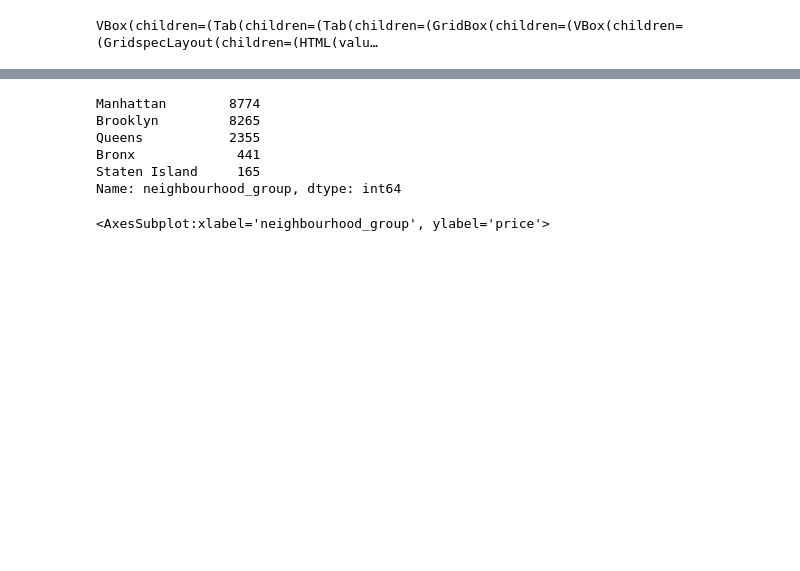
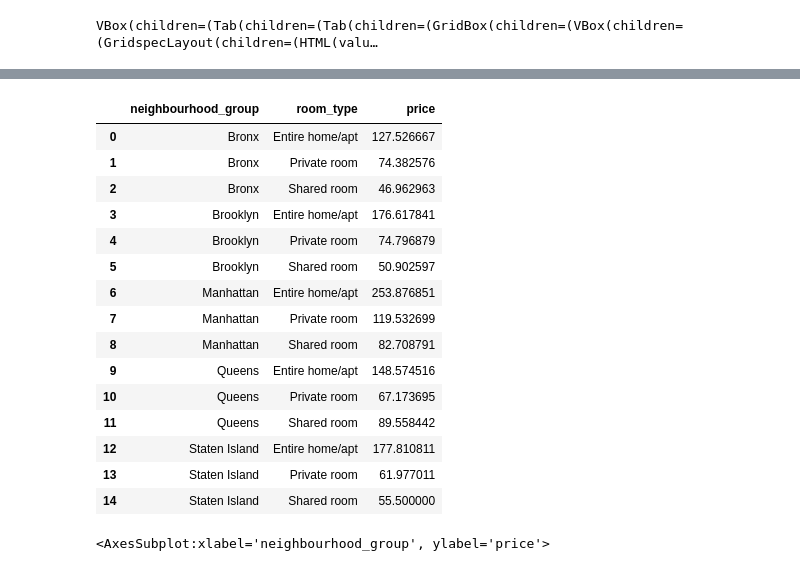
Before and after one commit to kangaroo98/nd0821-c2-build-model-workflow-starter, a Jupyter notebook: src/eda/EDA.ipynb, the cells around one changed output, grey strips where cells are left out. Cells and saved outputs as stored; diff of their text form; code cells hidden in the pictures; blank space fills up the shorter version.

```diff
--- a/src/eda/EDA.ipynb
+++ b/src/eda/EDA.ipynb
@@ -65,10 +149,23 @@ df['last_review'] = pd.to_datetime(df['last_review'])
 # %%
-df['neighbourhood_group'].value_counts()
+# check correlations between neighbourhood_group,room_type,price
+df_grp = df[['neighbourhood_group','room_type', 'price']]
+df_grp = df_grp.groupby(['neighbourhood_group','room_type'],as_index=False).mean()
+df_grp
 # %% [output]
-Manhattan        8774
-Brooklyn         8265
-Queens           2355
-Bronx             441
-Staten Island     165
-Name: neighbourhood_group, dtype: int64
+|  | neighbourhood_group | room_type | price |
+| 0 | Bronx | Entire home/apt | 127.526667 |
+| 1 | Bronx | Private room | 74.382576 |
+| 2 | Bronx | Shared room | 46.962963 |
+| 3 | Brooklyn | Entire home/apt | 176.617841 |
+| 4 | Brooklyn | Private room | 74.796879 |
+| 5 | Brooklyn | Shared room | 50.902597 |
+| 6 | Manhattan | Entire home/apt | 253.876851 |
+| 7 | Manhattan | Private room | 119.532699 |
+| 8 | Manhattan | Shared room | 82.708791 |
+| 9 | Queens | Entire home/apt | 148.574516 |
+| 10 | Queens | Private room | 67.173695 |
+| 11 | Queens | Shared room | 89.558442 |
+| 12 | Staten Island | Entire home/apt | 177.810811 |
+| 13 | Staten Island | Private room | 61.977011 |
+| 14 | Staten Island | Shared room | 55.500000 |
 # %%
```
Also changed, not shown: parts of 24 cells of this notebook, 5 other files.
